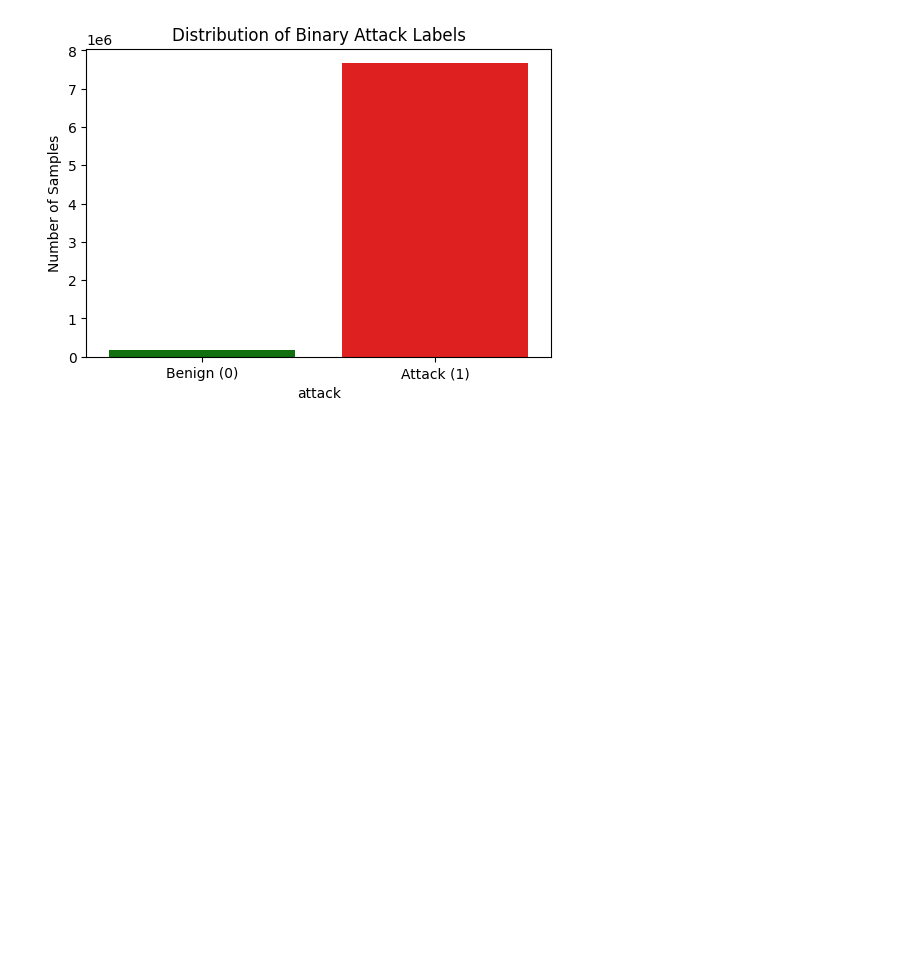
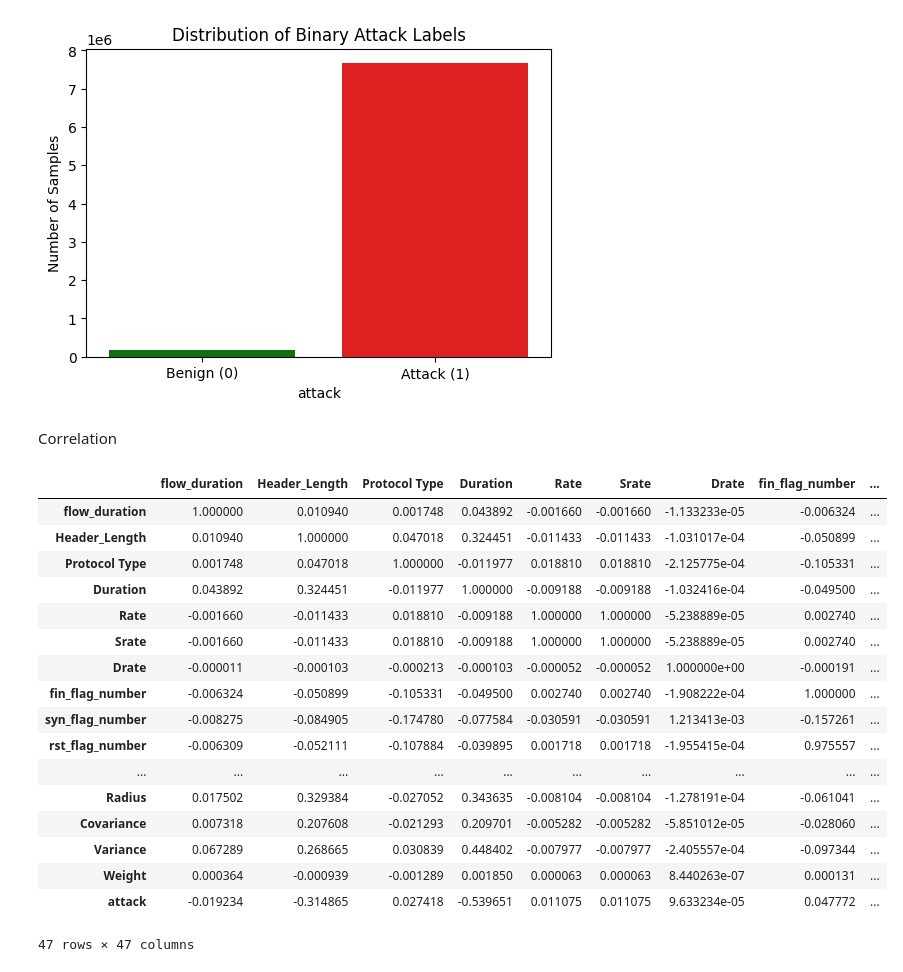
Before and after one commit to ilyesrezgui/Real-Time-Anomaly-Detection-in-IoMT-Device-Communication, a Jupyter notebook: Data Analysis/Data_Exploring_And_Visualisation.ipynb, the cells around one changed output. Drawn from its saved outputs; the diff is of its cells as text; code cells hidden in the pictures; blank space fills up the shorter version.

```diff
--- a/Data Analysis/Data_Exploring_And_Visualisation.ipynb
+++ b/Data Analysis/Data_Exploring_And_Visualisation.ipynb
@@ -326,3 +326,30 @@ Passing `palette` without assigning `hue` is deprecated and will be removed in v
 
   sns.countplot(x='attack', data=full_df, palette=['green', 'red'])
 [figure]
+# %% [markdown]
+Correlation
+# %%
+numeric_columns = full_df.select_dtypes(include=['float64', 'int64'])
+correlation_matrix = numeric_columns.corr()
+
+
+correlation_matrix
+# %% [output]
+|  | flow_duration | Header_Length | Protocol Type | Duration | Rate | Srate | Drate | fin_flag_number | ... |
+| flow_duration | 1.000000 | 0.010940 | 0.001748 | 0.043892 | -0.001660 | -0.001660 | -1.133233e-05 | -0.006324 | ... |
+| Header_Length | 0.010940 | 1.000000 | 0.047018 | 0.324451 | -0.011433 | -0.011433 | -1.031017e-04 | -0.050899 | ... |
+| Protocol Type | 0.001748 | 0.047018 | 1.000000 | -0.011977 | 0.018810 | 0.018810 | -2.125775e-04 | -0.105331 | ... |
+| Duration | 0.043892 | 0.324451 | -0.011977 | 1.000000 | -0.009188 | -0.009188 | -1.032416e-04 | -0.049500 | ... |
+| Rate | -0.001660 | -0.011433 | 0.018810 | -0.009188 | 1.000000 | 1.000000 | -5.238889e-05 | 0.002740 | ... |
+| Srate | -0.001660 | -0.011433 | 0.018810 | -0.009188 | 1.000000 | 1.000000 | -5.238889e-05 | 0.002740 | ... |
+| Drate | -0.000011 | -0.000103 | -0.000213 | -0.000103 | -0.000052 | -0.000052 | 1.000000e+00 | -0.000191 | ... |
+| fin_flag_number | -0.006324 | -0.050899 | -0.105331 | -0.049500 | 0.002740 | 0.002740 | -1.908222e-04 | 1.000000 | ... |
+| syn_flag_number | -0.008275 | -0.084905 | -0.174780 | -0.077584 | -0.030591 | -0.030591 | 1.213413e-03 | -0.157261 | ... |
+| rst_flag_number | -0.006309 | -0.052111 | -0.107884 | -0.039895 | 0.001718 | 0.001718 | -1.955415e-04 | 0.975557 | ... |
+| ... | ... | ... | ... | ... | ... | ... | ... | ... | ... |
+| Radius | 0.017502 | 0.329384 | -0.027052 | 0.343635 | -0.008104 | -0.008104 | -1.278191e-04 | -0.061041 | ... |
+| Covariance | 0.007318 | 0.207608 | -0.021293 | 0.209701 | -0.005282 | -0.005282 | -5.851012e-05 | -0.028060 | ... |
+| Variance | 0.067289 | 0.268665 | 0.030839 | 0.448402 | -0.007977 | -0.007977 | -2.405557e-04 | -0.097344 | ... |
+| Weight | 0.000364 | -0.000939 | -0.001289 | 0.001850 | 0.000063 | 0.000063 | 8.440263e-07 | 0.000131 | ... |
+| attack | -0.019234 | -0.314865 | 0.027418 | -0.539651 | 0.011075 | 0.011075 | 9.633234e-05 | 0.047772 | ... |
+47 rows × 47 columns
```
Also changed, not shown: parts of 1 cell of this notebook.
